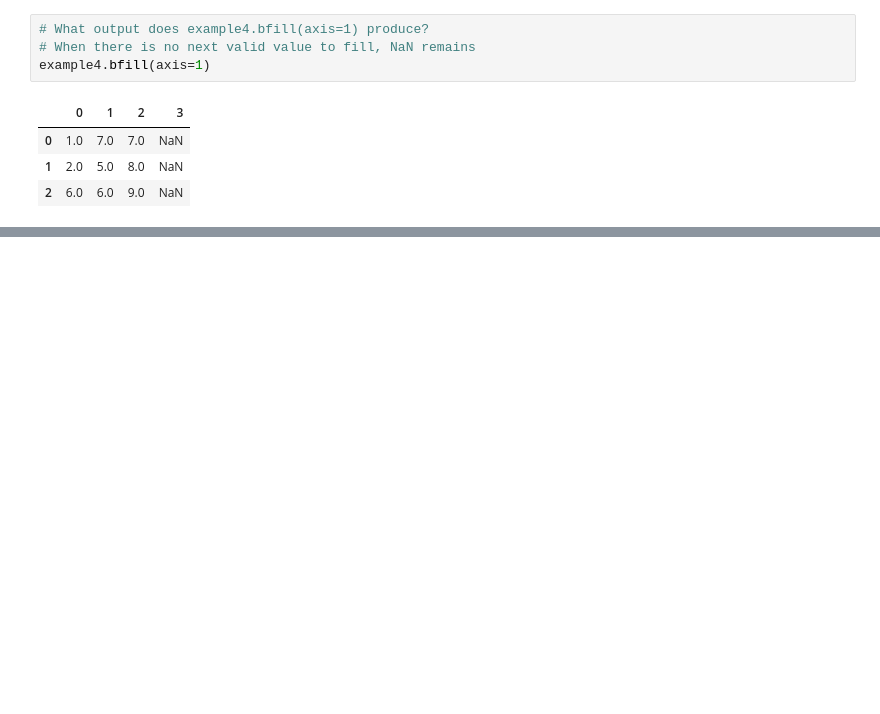
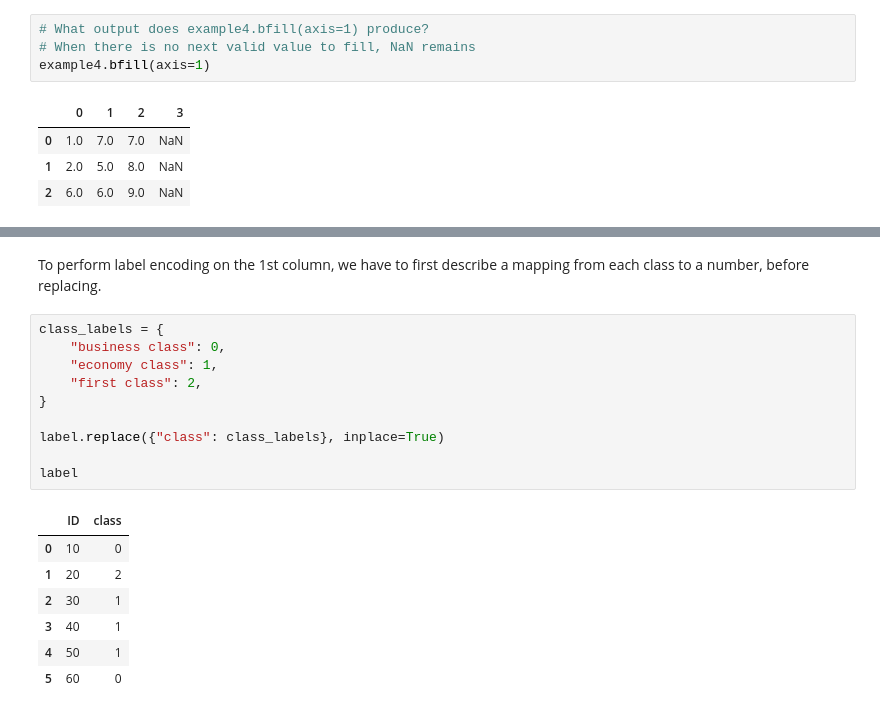
Before and after one commit to nkmile64/Data-Science-For-Beginners, a Jupyter notebook: 2-Working-With-Data/08-data-preparation/notebook.ipynb, the cells around one changed output, grey strips where cells are left out. Cells and saved outputs as stored; diff of their text form; blank space fills up the shorter version.

```diff
--- a/2-Working-With-Data/08-data-preparation/notebook.ipynb
+++ b/2-Working-With-Data/08-data-preparation/notebook.ipynb
@@ -604,0 +641,20 @@ example4.fillna(example4.mean())
+# %% [markdown]
+To perform label encoding on the 1st column, we have to first describe a mapping from each class to a number, before replacing.
+# %%
+class_labels = {
+    "business class": 0,
+    "economy class": 1,
+    "first class": 2,
+}
+
+label.replace({"class": class_labels}, inplace=True)
+
+label
+# %% [output]
+|  | ID | class |
+| 0 | 10 | 0 |
+| 1 | 20 | 2 |
+| 2 | 30 | 1 |
+| 3 | 40 | 1 |
+| 4 | 50 | 1 |
+| 5 | 60 | 0 |
```
Also changed, not shown: parts of 48 cells of this notebook, 3 other files.
